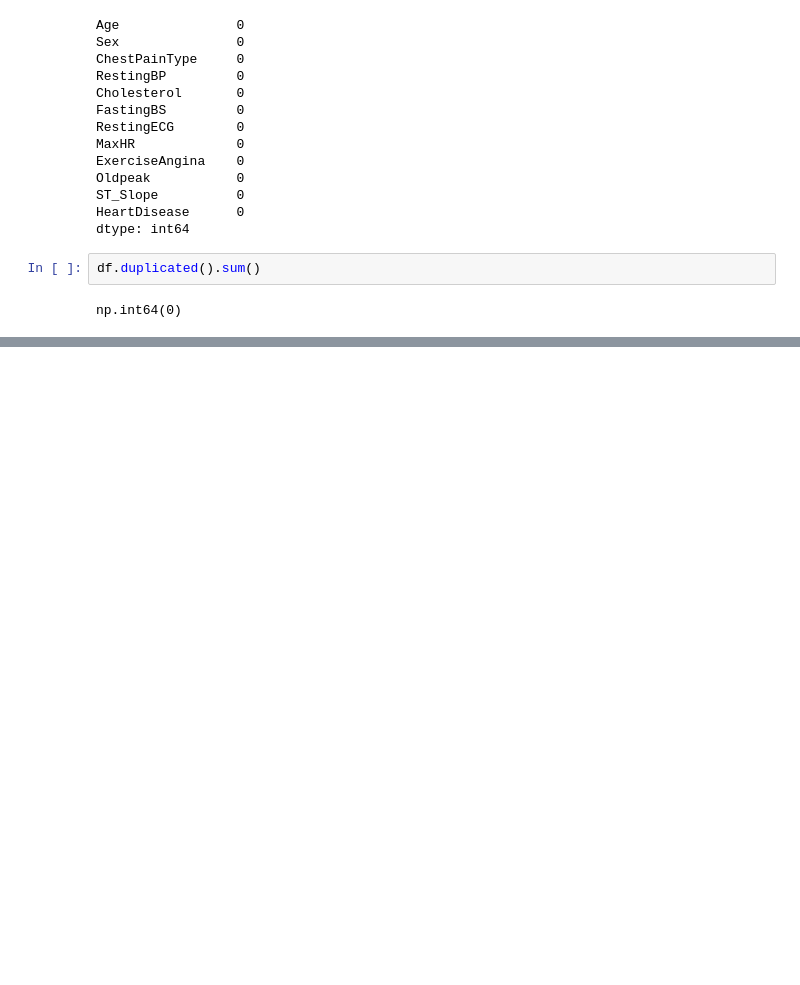
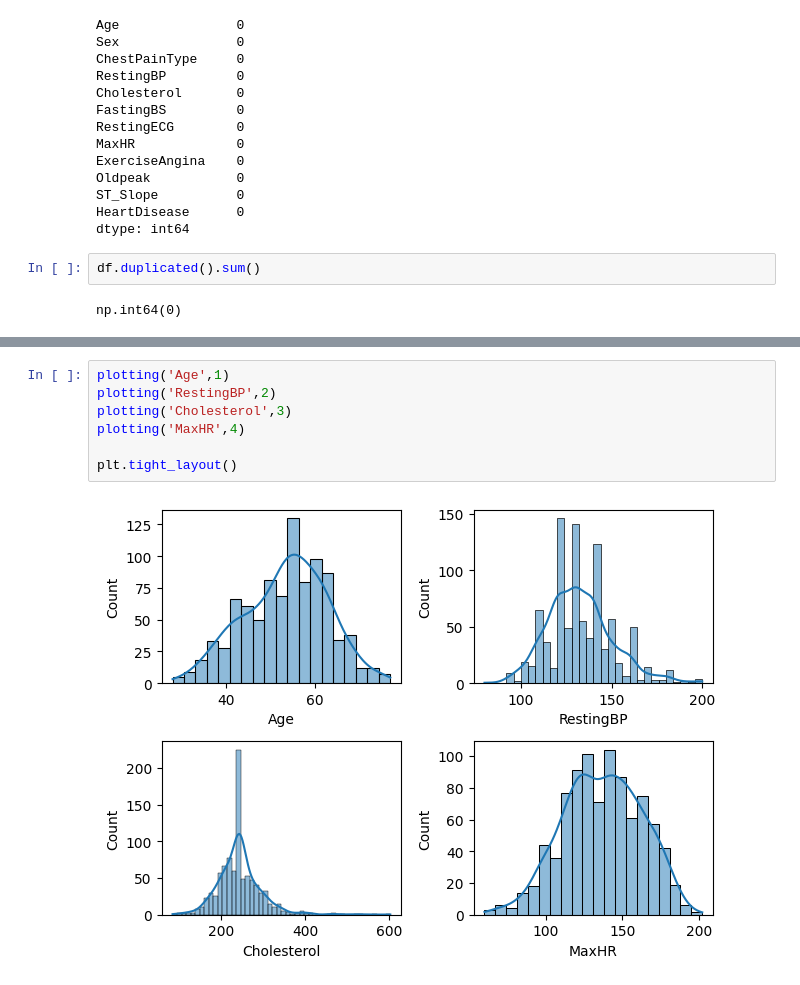
Before and after one commit to firdous10alam/Machine-Learning-Notebook, a Jupyter notebook: NoteBook/Heart.ipynb, the cells around one changed output, grey strips where cells are left out. Drawn from its saved outputs; the diff is of its cells as text; blank space fills up the shorter version.

```diff
--- a/NoteBook/Heart.ipynb
+++ b/NoteBook/Heart.ipynb
@@ -84,0 +182,9 @@ np.int64(0)
+# %%
+plotting('Age',1)
+plotting('RestingBP',2)
+plotting('Cholesterol',3)
+plotting('MaxHR',4)
+
+plt.tight_layout()
+# %% [output]
+[figure, added]
```
Also changed, not shown: parts of 29 cells of this notebook, 1 other file.
